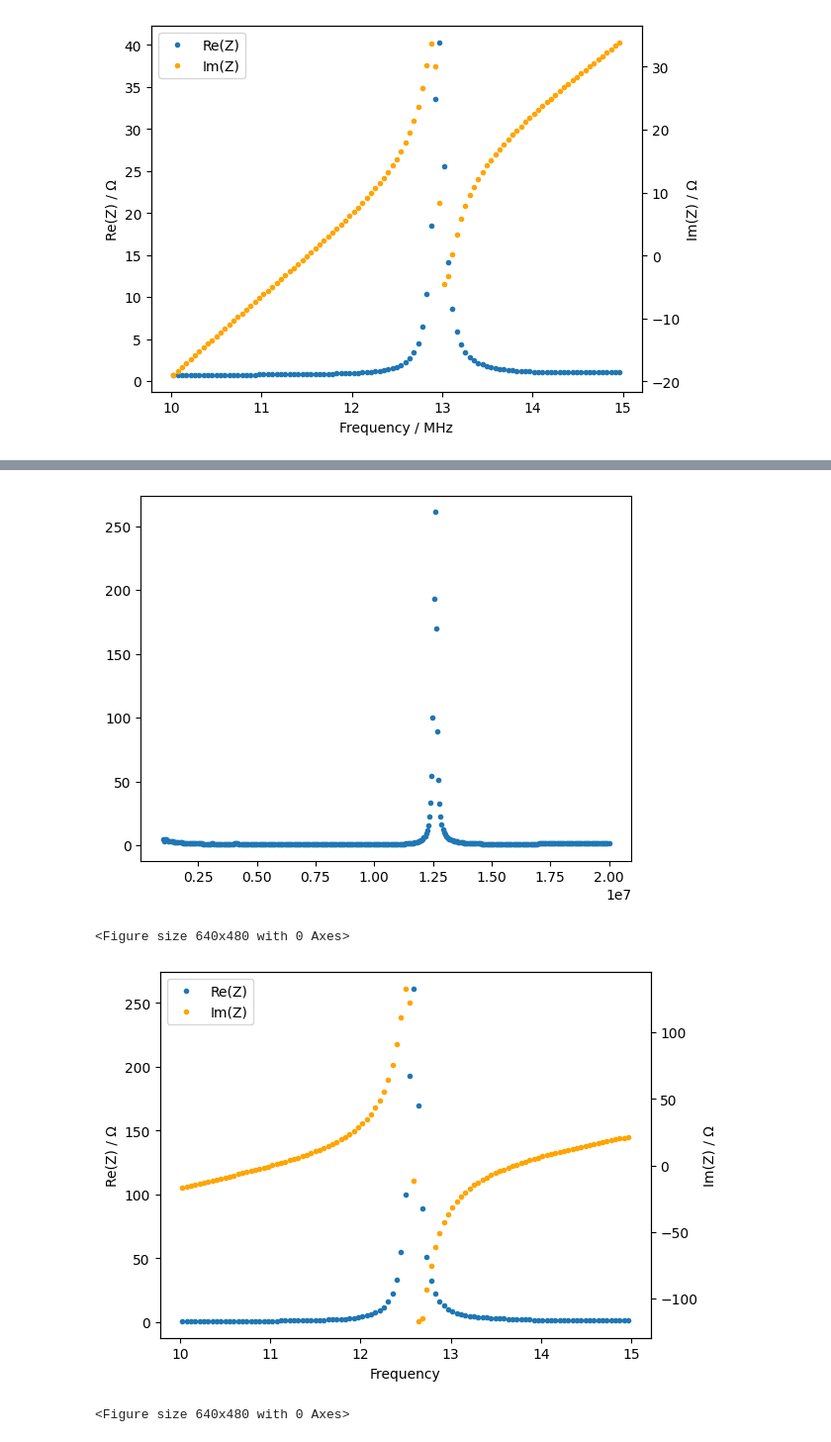
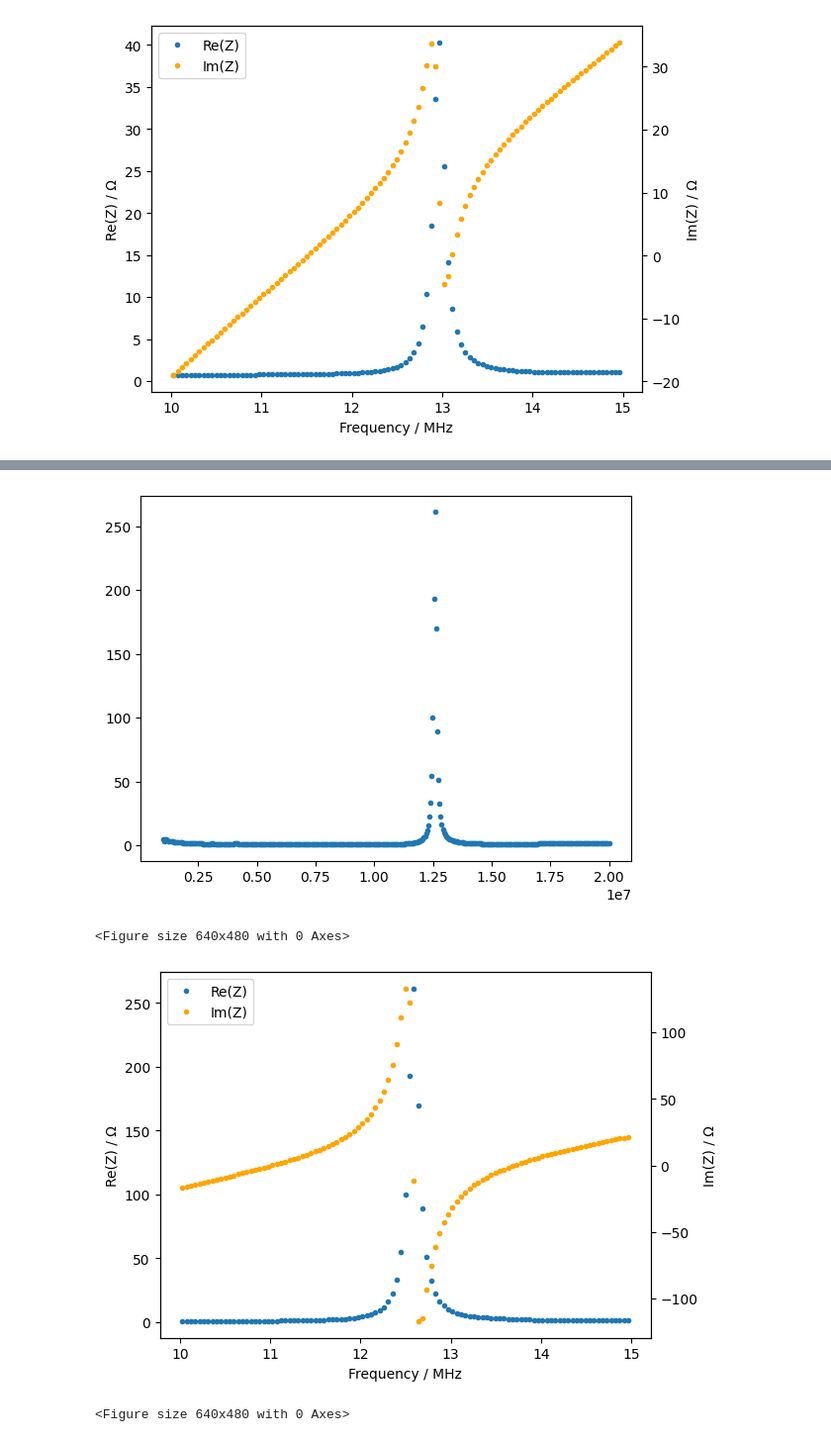
Before and after one commit to tyaxm/cyclotron, a Jupyter notebook: src/trance.ipynb, the cells around one changed output, grey strips where cells are left out. Shown at 99% size. Drawn from its saved outputs; the diff is of its cells as text; code cells hidden in the pictures.

```diff
--- a/src/trance.ipynb
+++ b/src/trance.ipynb
@@ -239,35 +239,35 @@ plt.figure()
 plt.plot(freq, Z.real, ".")
 plt.figure()
 
 mask = (freq >= 10e6) & (freq <= 15e6)
 freq_mask = freq[mask]
 Z_mask = Z[mask]
 
 fig, ax1 = plt.subplots()
 
 # 左軸（実部）
 ax1.plot(freq_mask*1e-6, Z_mask.real,".", label="Re(Z)")
-ax1.set_xlabel("Frequency")
+ax1.set_xlabel("Frequency / MHz")
 ax1.set_ylabel("Re(Z) / Ω")
 ax1.tick_params(axis='y')
 
 # 右軸（リアクタンス）
 ax2 = ax1.twinx()
 ax2.plot(freq_mask*1e-6, Z_mask.imag, ".", label="Im(Z)", color = "orange")
 ax2.set_ylabel("Im(Z) / Ω")
 ax2.tick_params(axis='y')
 
 lines1, labels1 = ax1.get_legend_handles_labels()
 lines2, labels2 = ax2.get_legend_handles_labels()
 ax1.legend(lines1 + lines2, labels1 + labels2, loc='upper left')
 
 plt.show()
 # %% [output]
 [figure]
 [figure]
 [figure]
 <Figure size 640x480 with 0 Axes>
-[figure, old version]
+[figure, new version]
 # %%
 data = np.loadtxt("../data/LC_serial_without_hand_1-20M_2026_03_30.s1p", delimiter=" ")
 freq, Z = stoz.direct(data)
```
Also changed, not shown: parts of 1 cell of this notebook.
